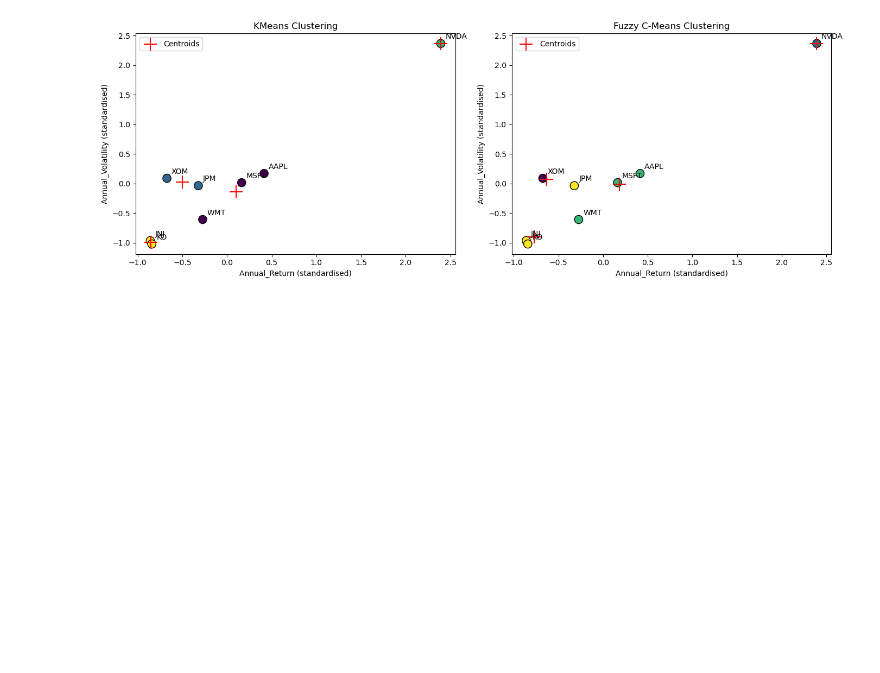
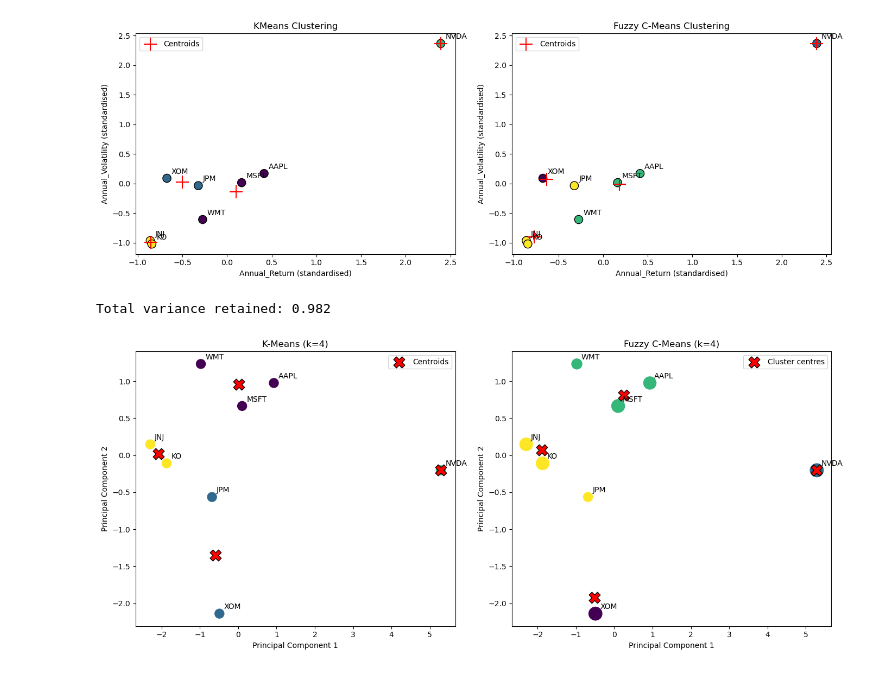
Before and after one commit to duntski/CA1_2026081, a Jupyter notebook: Dulamsuren_Tsamba_CA1_MLforBis_HDip.ipynb, the cells around one changed output. Drawn from its saved outputs; the diff is of its cells as text; code cells hidden in the pictures; blank space fills up the shorter version.

```diff
--- a/Dulamsuren_Tsamba_CA1_MLforBis_HDip.ipynb
+++ b/Dulamsuren_Tsamba_CA1_MLforBis_HDip.ipynb
@@ -387,3 +387,45 @@ plt.tight_layout()
 plt.show()
 # %% [output]
 [figure]
+# %%
+from sklearn.decomposition import PCA
+
+# Reduce the 6 standardised features to 2 principal components for plotting
+pca = PCA(n_components=2, random_state=42)
+X_pca = pca.fit_transform(X)
+print("Total variance retained:", round(pca.explained_variance_ratio_.sum(), 3))
+
+# Project both sets of cluster centres into the same 2D space
+kmeans_centers_pca = pca.transform(kmeans.cluster_centers_)
+fcm_centers_pca = pca.transform(cntr)
+
+plt.figure(figsize=(14, 6))
+
+# Left: K-Means
+plt.subplot(1, 2, 1)
+plt.scatter(X_pca[:, 0], X_pca[:, 1], c=kmeans_labels, cmap="viridis", s=150)
+plt.scatter(kmeans_centers_pca[:, 0], kmeans_centers_pca[:, 1],
+            c="red", marker="X", s=220, edgecolors="black", label="Centroids")
+for i, ticker in enumerate(summary.index):
+    plt.annotate(ticker, (X_pca[i, 0], X_pca[i, 1]), xytext=(6, 6), textcoords="offset points")
+plt.title("K-Means (k=4)")
+plt.xlabel("Principal Component 1"); plt.ylabel("Principal Component 2")
+plt.legend(loc="best")
+
+# Right: Fuzzy C-Means
+plt.subplot(1, 2, 2)
+plt.scatter(X_pca[:, 0], X_pca[:, 1], c=fcm_labels, cmap="viridis",
+            s=60 + 250 * u.max(axis=0))
+plt.scatter(fcm_centers_pca[:, 0], fcm_centers_pca[:, 1],
+            c="red", marker="X", s=220, edgecolors="black", label="Cluster centres")
+for i, ticker in enumerate(summary.index):
+    plt.annotate(ticker, (X_pca[i, 0], X_pca[i, 1]), xytext=(6, 6), textcoords="offset points")
+plt.title("Fuzzy C-Means (k=4)")
+plt.xlabel("Principal Component 1"); plt.ylabel("Principal Component 2")
+plt.legend(loc="best")
+
+plt.tight_layout()
+plt.show()
+# %% [output]
+Total variance retained: 0.982
+[figure, added]
```
Also changed, not shown: parts of 2 cells of this notebook.
